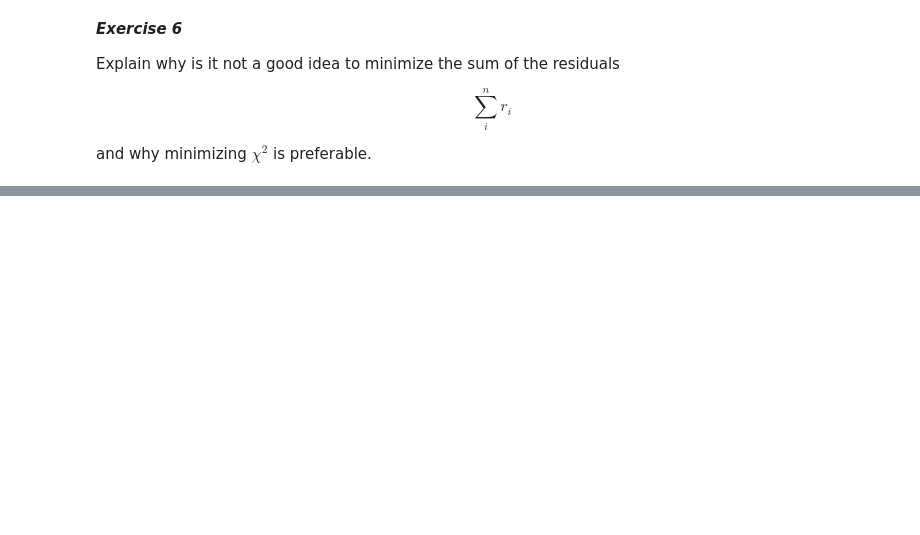
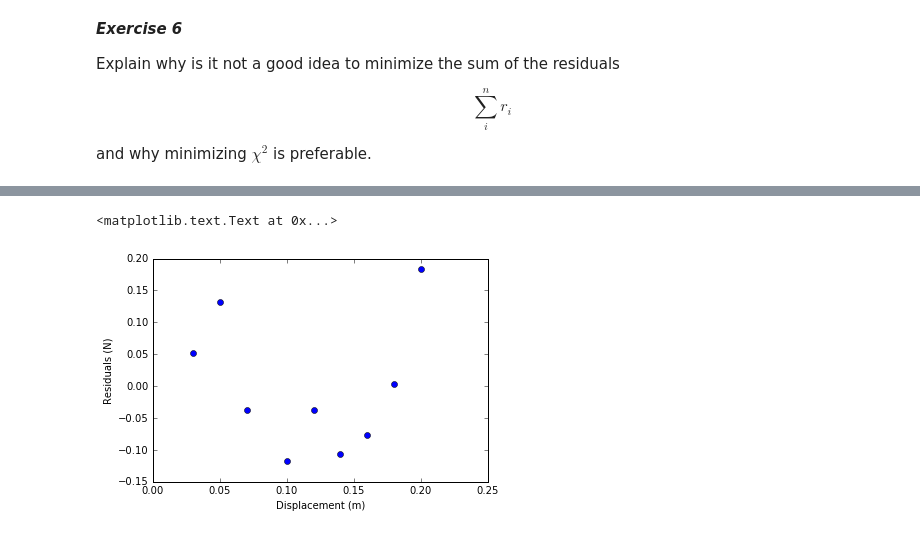
Before and after one commit to jeromefung/Physics-202-Lab-Data-Analysis, a Jupyter notebook: Lab 1c Introduction to Curve Fitting.ipynb, the cells around one changed output, grey strips where cells are left out. Saved outputs shown, nothing was run; the diff lists cells and outputs as text; code cells hidden in the pictures; blank space fills up the shorter version.

```diff
--- a/Lab 1c Introduction to Curve Fitting.ipynb
+++ b/Lab 1c Introduction to Curve Fitting.ipynb
@@ -54,0 +208,7 @@ and why minimizing $\chi^2$ is preferable.
+# %%
+plt.plot(displacements, forces - straight_line_model(displacements, popt[0], popt[1]), 'bo')
+plt.xlabel('Displacement (m)')
+plt.ylabel('Residuals (N)')
+# %% [output]
+<matplotlib.text.Text at 0x...>
+[figure, added]
```
Also changed, not shown: parts of 19 cells of this notebook, 1 other file.
